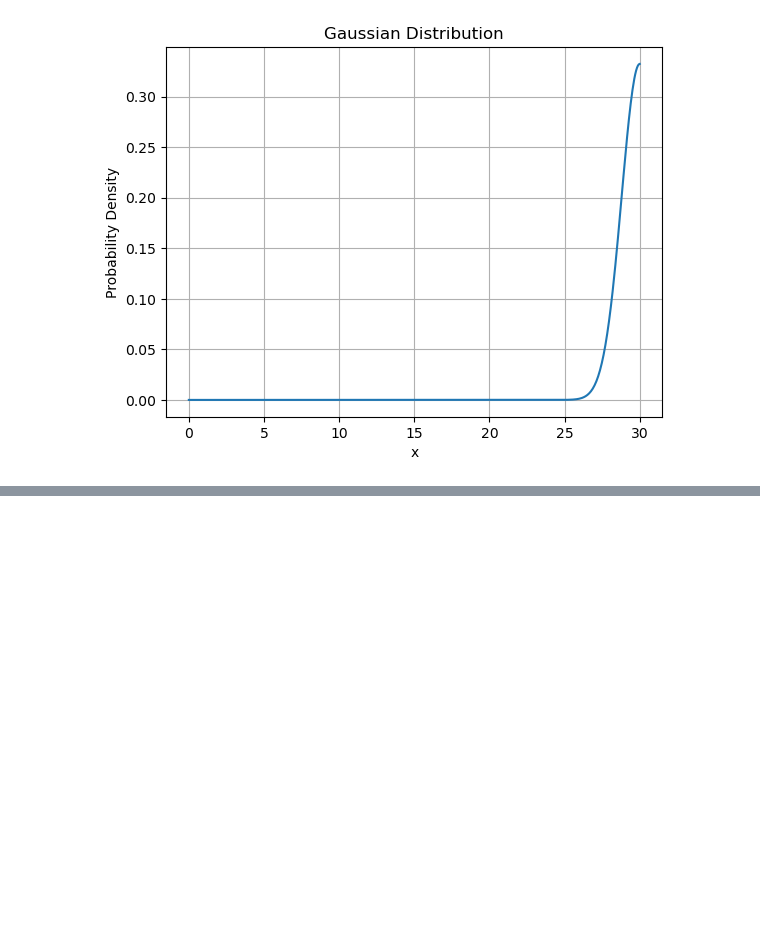
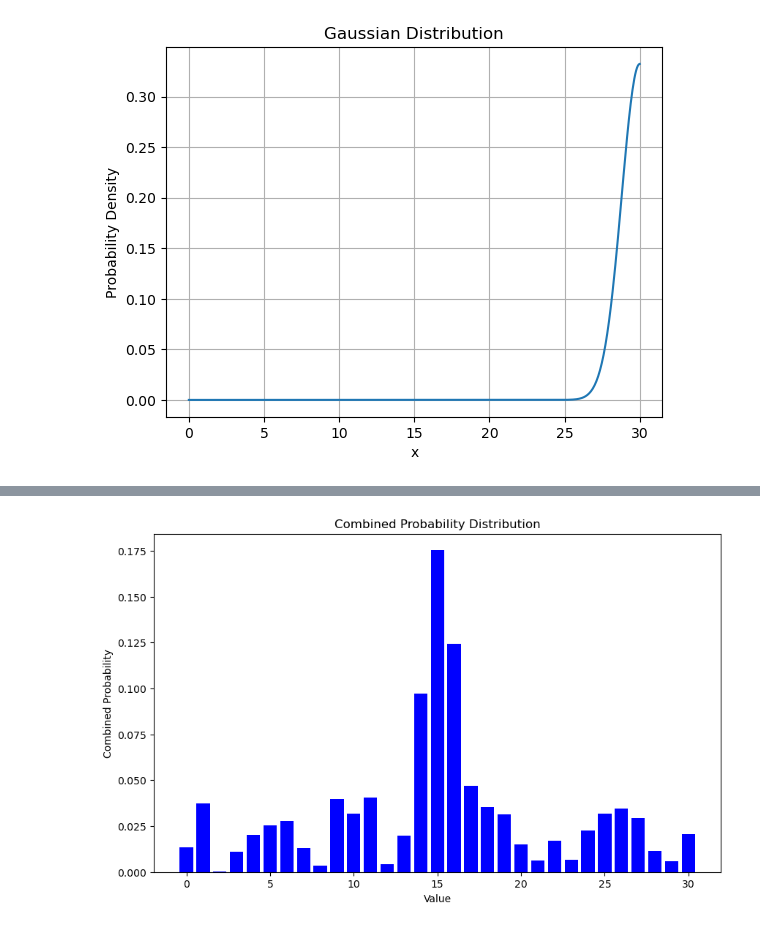
Before and after one commit to webb-c/FrameDrop-RL, a Jupyter notebook: probabiltity_distribution.ipynb, the cells around one changed output, grey strips where cells are left out. Saved outputs shown, nothing was run; the diff lists cells and outputs as text; code cells hidden in the pictures; blank space fills up the shorter version.

```diff
--- a/probabiltity_distribution.ipynb
+++ b/probabiltity_distribution.ipynb
@@ -160 +160,36 @@ example_gaussian()
 ... (3 outputs left out)
+# %%
+import numpy as np
+import random
+
+# 이산 가우시안 확률을 계산하는 함수
+def discrete_gaussian_prob(mean_value, std_dev=1, lower_bound=0, upper_bound=30):
+    x = np.arange(lower_bound, upper_bound + 1)
+    y = (1.0 / np.sqrt(2 * np.pi * std_dev ** 2)) * np.exp(-((x - mean_value) ** 2) / (2 * std_dev ** 2))
+    return y / np.sum(y)
+
+# Q-table의 예 (랜덤하게 초기화)
+Q_table = np.random.rand(31)
+min_val = np.min(Q_table)
+max_val = np.max(Q_table)
+normalized_Q_table = (Q_table - min_val) / (max_val - min_val)
+
+# 평균 값 (예를 들어, 15)
+mean_value = 15
+
+# 가우시안 분포의 확률 계산
+gaussian_prob = discrete_gaussian_prob(mean_value)
+
+# Q-value와 가우시안 확률을 결합 (예를 들어, 각각에 대해 0.5의 가중치를 적용)
+weight = 0.9
+combined_prob = (1-weight) * normalized_Q_table / np.max(normalized_Q_table) + weight * gaussian_prob
+
+g = np.argmax(gaussian_prob)
+q = np.argmax(Q_table)
+print("gaussian", g, "Qtable", q)
+c = np.argmax(combined_prob)
+print("combine", c)
+
+for _ in range(15) :
+    optimal_value = np.random.choice(np.arange(0, 31), p=combined_prob / np.sum(combined_prob))
+    print("Sampled optimal value:", optimal_value)
@@ -160,0 +214,12 @@ example_gaussian()
+# %%
+combined_prob = combined_prob / np.sum(combined_prob)
+
+# 히스토그램 그리기
+plt.figure(figsize=(10, 6))
+plt.bar(np.arange(0, 31), combined_prob, color='blue')
+plt.xlabel('Value')
+plt.ylabel('Combined Probability')
+plt.title('Combined Probability Distribution')
+plt.show()
+# %% [output]
+[figure, added]
```
Also changed, not shown: parts of 2 cells of this notebook, 2 other files.
